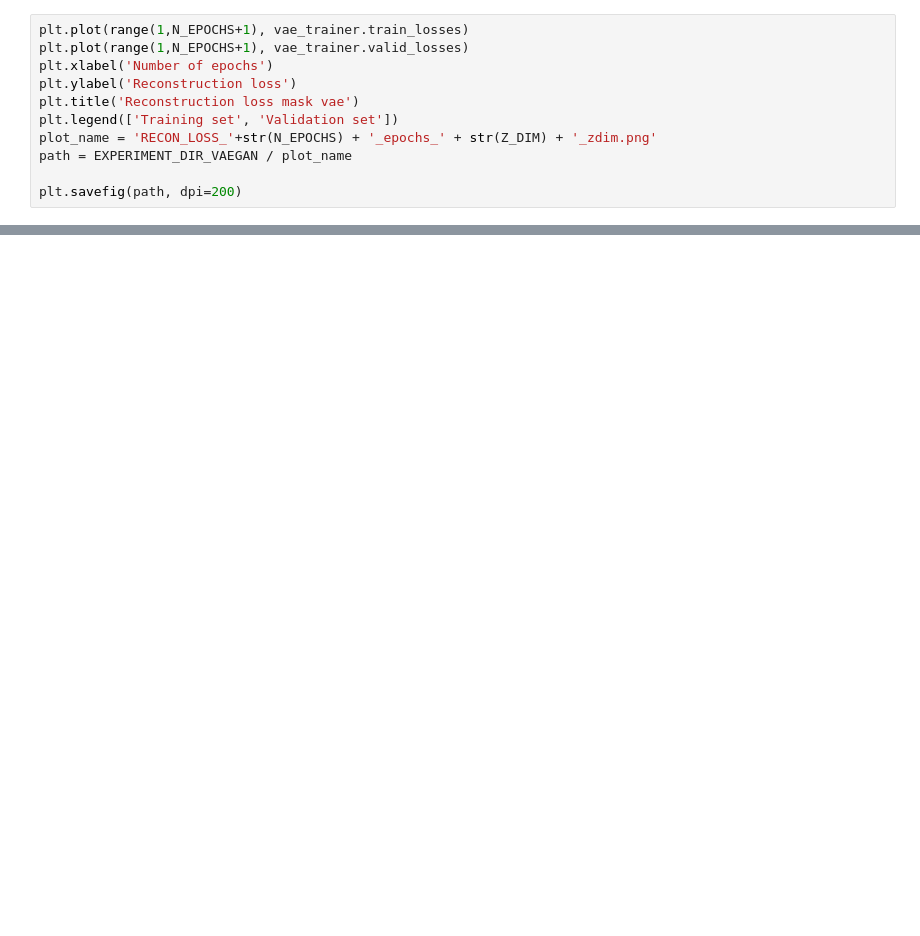
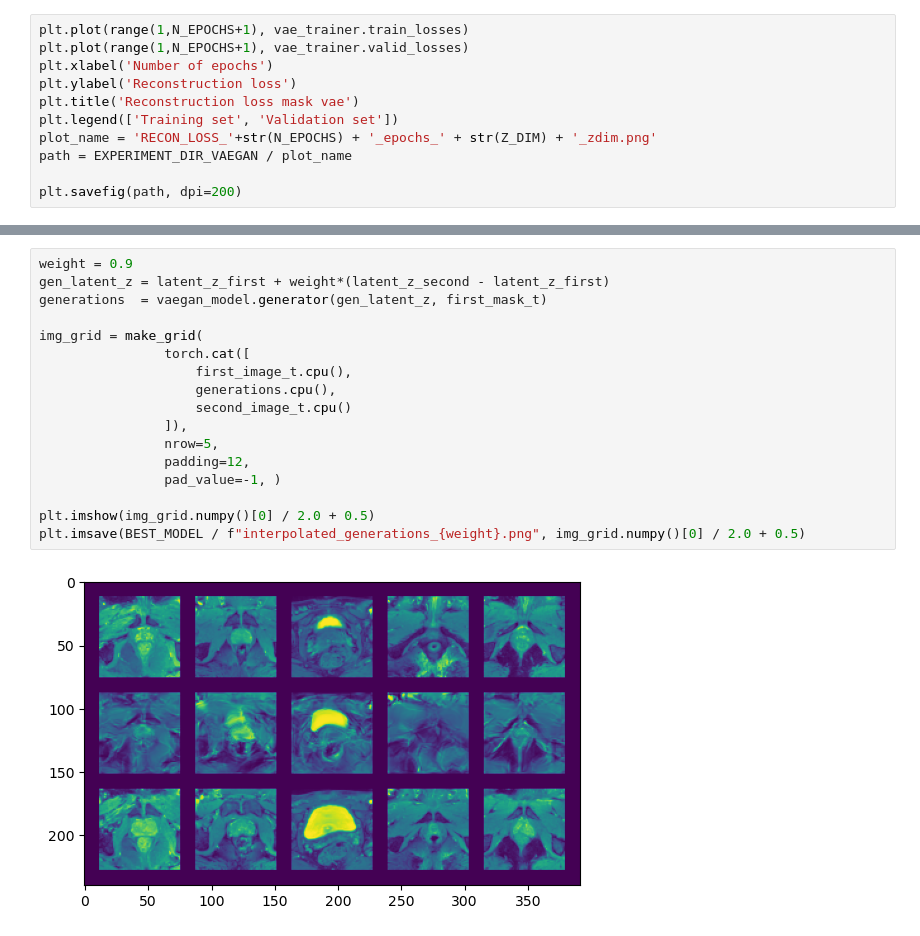
Before and after one commit to MartinoCappuccino/CapitaSelectaCode, a Jupyter notebook: Machine learning/train_vaegan.ipynb, the cells around one changed output, grey strips where cells are left out. Saved outputs shown, nothing was run; the diff lists cells and outputs as text; blank space fills up the shorter version.

```diff
--- a/Machine learning/train_vaegan.ipynb
+++ b/Machine learning/train_vaegan.ipynb
@@ -224,0 +266,19 @@ plt.savefig(path, dpi=200)
+# %%
+weight = 0.9
+gen_latent_z = latent_z_first + weight*(latent_z_second - latent_z_first)
+generations  = vaegan_model.generator(gen_latent_z, first_mask_t)
+
+img_grid = make_grid(
+                torch.cat([
+                    first_image_t.cpu(),
+                    generations.cpu(),
+                    second_image_t.cpu()
+                ]),
+                nrow=5,
+                padding=12,
+                pad_value=-1, )
+
+plt.imshow(img_grid.numpy()[0] / 2.0 + 0.5)
+plt.imsave(BEST_MODEL / f"interpolated_generations_{weight}.png", img_grid.numpy()[0] / 2.0 + 0.5)
+# %% [output]
+[figure, added]
```
Also changed, not shown: parts of 10 cells of this notebook, 2 other files.
